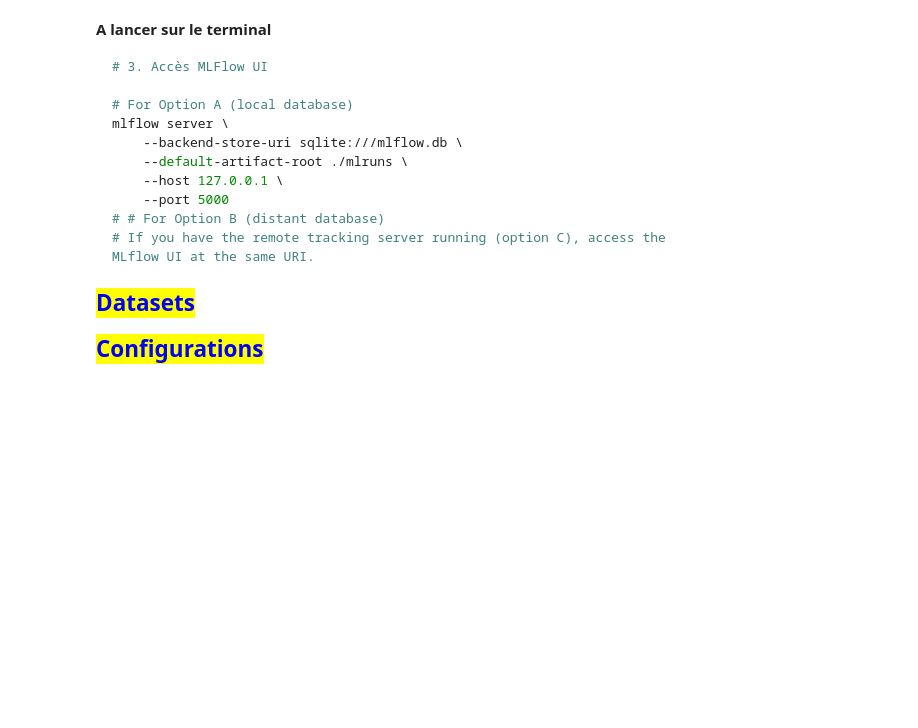
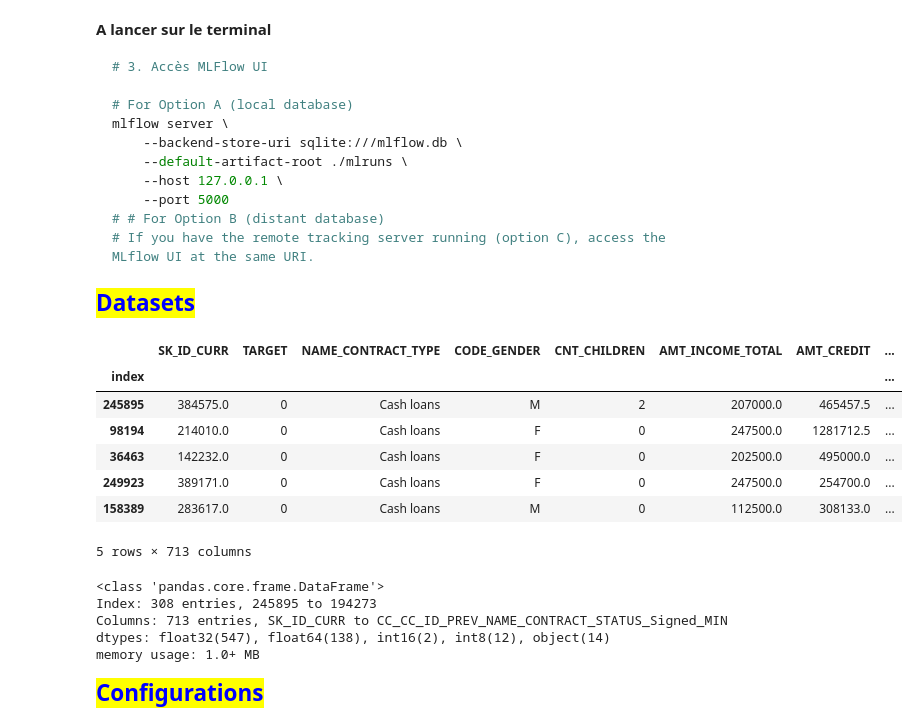
Before and after one commit to S-S-Zheng/Openclassrooms_P6, a Jupyter notebook: notebooks/P6_part3.ipynb, the cells around one changed output. Drawn from its saved outputs; the diff is of its cells as text; code cells hidden in the pictures; blank space fills up the shorter version.

```diff
--- a/notebooks/P6_part3.ipynb
+++ b/notebooks/P6_part3.ipynb
@@ -192,8 +165,25 @@ datas_path = (
 )
 # %%
 # Importation de la donnée
-Xy= pd.read_parquet(datas_path/"train.parquet")
+Xy= pd.read_parquet(datas_path/"train.parquet").sample(frac=0.0001, random_state=42)
 Xy.head()
+# %% [output]
+|  | SK_ID_CURR | TARGET | NAME_CONTRACT_TYPE | CODE_GENDER | CNT_CHILDREN | AMT_INCOME_TOTAL | AMT_CREDIT | ... |
+| index |  |  |  |  |  |  |  | ... |
+| 245895 | 384575.0 | 0 | Cash loans | M | 2 | 207000.0 | 465457.5 | ... |
+| 98194 | 214010.0 | 0 | Cash loans | F | 0 | 247500.0 | 1281712.5 | ... |
+| 36463 | 142232.0 | 0 | Cash loans | F | 0 | 202500.0 | 495000.0 | ... |
+| 249923 | 389171.0 | 0 | Cash loans | F | 0 | 247500.0 | 254700.0 | ... |
+| 158389 | 283617.0 | 0 | Cash loans | M | 0 | 112500.0 | 308133.0 | ... |
+5 rows × 713 columns
+# %%
+Xy.info()
+# %% [output]
+<class 'pandas.core.frame.DataFrame'>
+Index: 308 entries, 245895 to 194273
+Columns: 713 entries, SK_ID_CURR to CC_CC_ID_PREV_NAME_CONTRACT_STATUS_Signed_MIN
+dtypes: float32(547), float64(138), int16(2), int8(12), object(14)
+memory usage: 1.0+ MB
 # %%
 # Définition des prédicteurs X et de la cible y
 X = Xy.drop(columns=['TARGET'])
```
Also changed, not shown: parts of 15 cells of this notebook, 6 other files.
